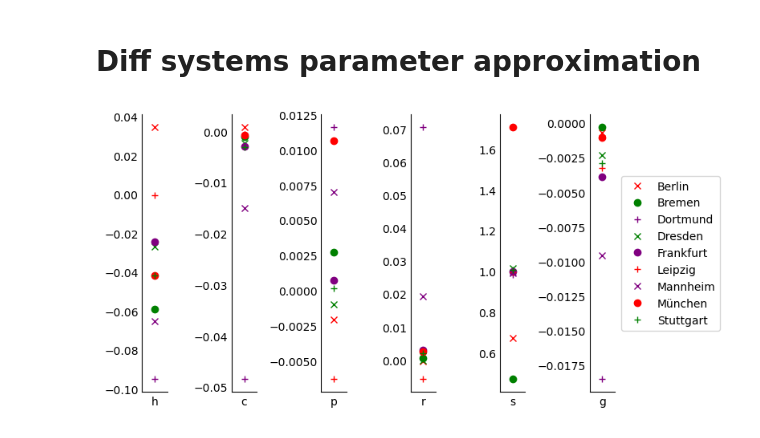
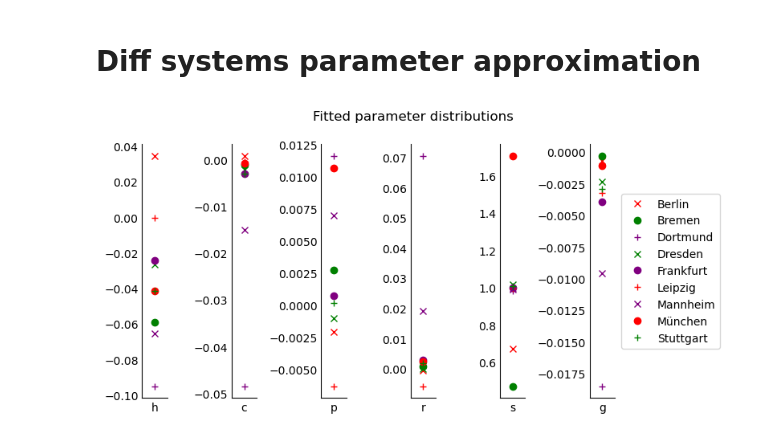
Before and after one commit to Max10-afk/comp_ecology, a Jupyter notebook: scripts/plotting.ipynb, the cells around one changed output. Saved outputs shown, nothing was run; the diff lists cells and outputs as text; code cells hidden in the pictures.

```diff
--- a/scripts/plotting.ipynb
+++ b/scripts/plotting.ipynb
@@ -233,24 +236,22 @@ data_param = pd.DataFrame(values, columns=["city","h","c","p","r","s","g"])
 # %%
 colors = ["red","green","purple","green","purple","red","purple","red","green"]
 markers = ["x","o","+"]
 fig, axes = plt.subplots(1,6,figsize=(8,4))
 for i, row in data_param.iterrows():
     for j, ax in enumerate(axes):
         if j == 5:
             ax.plot(0,row[1+j],label=row["city"], marker=markers[i%3],linestyle="",color=colors[i])
             ax.legend(bbox_to_anchor=(1.05, 0.5), loc='center left')
         else:
             ax.plot(0,row[1+j], marker=markers[i%3],linestyle="",color=colors[i])
         ax.set_xticks([0],labels=[list(row.index)[1+j]])
         ax.spines['right'].set_visible(False)
         ax.spines['top'].set_visible(False)
         ax.tick_params(axis='both', which='both', length=0)
+fig.suptitle("Fitted parameter distributions")
 fig.tight_layout();
-data_param = pd.merge(data_param,
-                      data.groupby("city")[["T","P","V"]].mean().reset_index(),
-                      on="city")
 # %% [output]
-[figure, old version]
+[figure, new version]
 # %%
 # Left eigenvalues
 def normalize(v):
```
Also changed, not shown: parts of 3 cells of this notebook.
